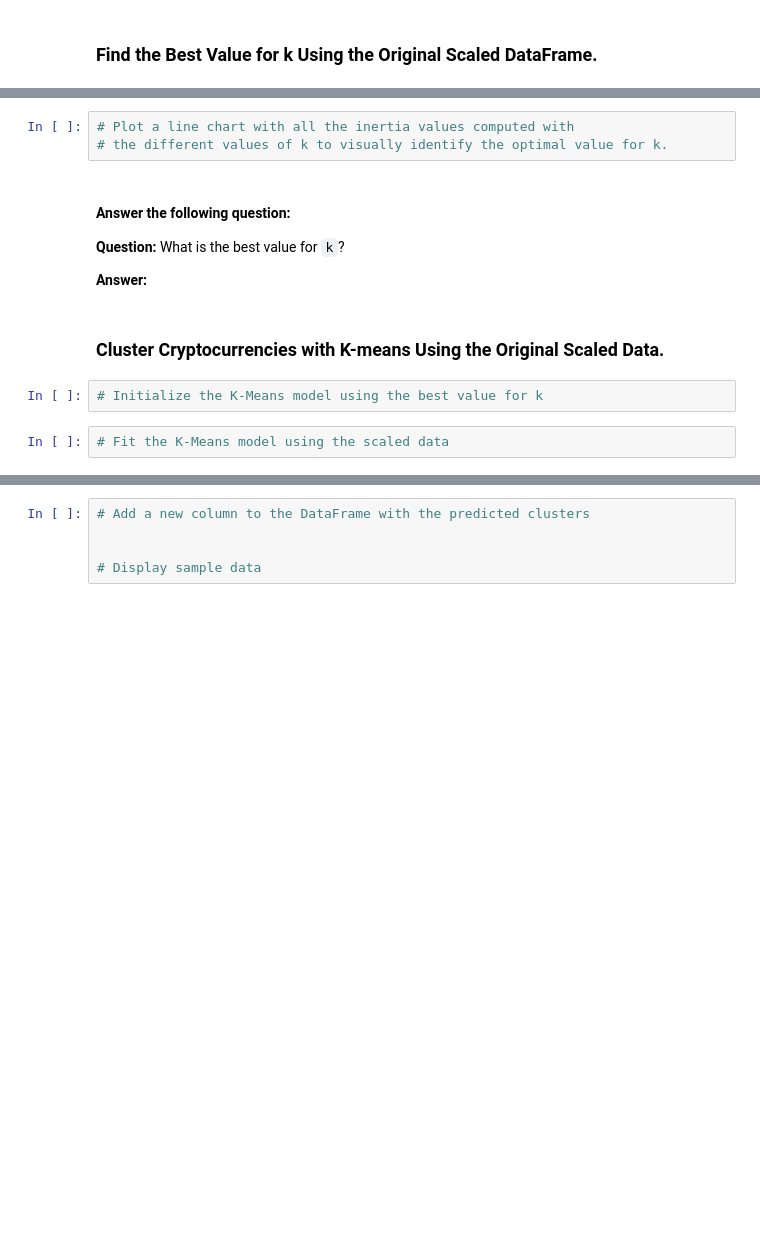
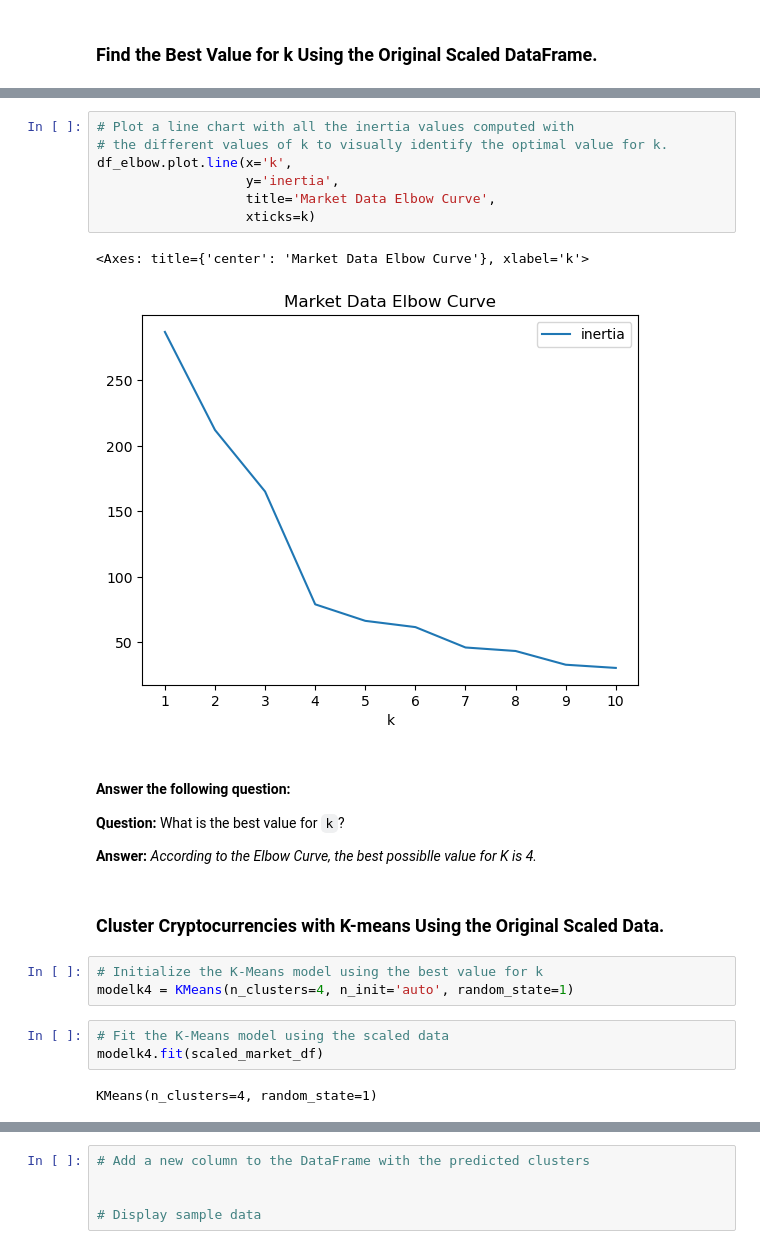
Before and after one commit to powshayneAI/CryptoClustering, a Jupyter notebook: Crypto_Clustering.ipynb, the cells around one changed output, grey strips where cells are left out. Cells and saved outputs as stored; diff of their text form; blank space fills up the shorter version.

```diff
--- a/Crypto_Clustering.ipynb
+++ b/Crypto_Clustering.ipynb
@@ -134,16 +130,27 @@ for i in k:
 # %%
 # Plot a line chart with all the inertia values computed with
 # the different values of k to visually identify the optimal value for k.
+df_elbow.plot.line(x='k',
+                   y='inertia',
+                   title='Market Data Elbow Curve',
+                   xticks=k)
+# %% [output]
+<Axes: title={'center': 'Market Data Elbow Curve'}, xlabel='k'>
+[figure, added]
 # %% [markdown]
 #### Answer the following question:
 **Question:** What is the best value for `k`?
 
-**Answer:**
+**Answer:** *According to the Elbow Curve, the best possiblle value for K is 4.*
 # %% [markdown]
 ### Cluster Cryptocurrencies with K-means Using the Original Scaled Data.
 # %%
 # Initialize the K-Means model using the best value for k
+modelk4 = KMeans(n_clusters=4, n_init='auto', random_state=1)
 # %%
 # Fit the K-Means model using the scaled data
+modelk4.fit(scaled_market_df)
+# %% [output]
+KMeans(n_clusters=4, random_state=1)
 # %%
 # Predict the clusters to group the cryptocurrencies using the scaled data
```
Also changed, not shown: parts of 6 cells of this notebook.
